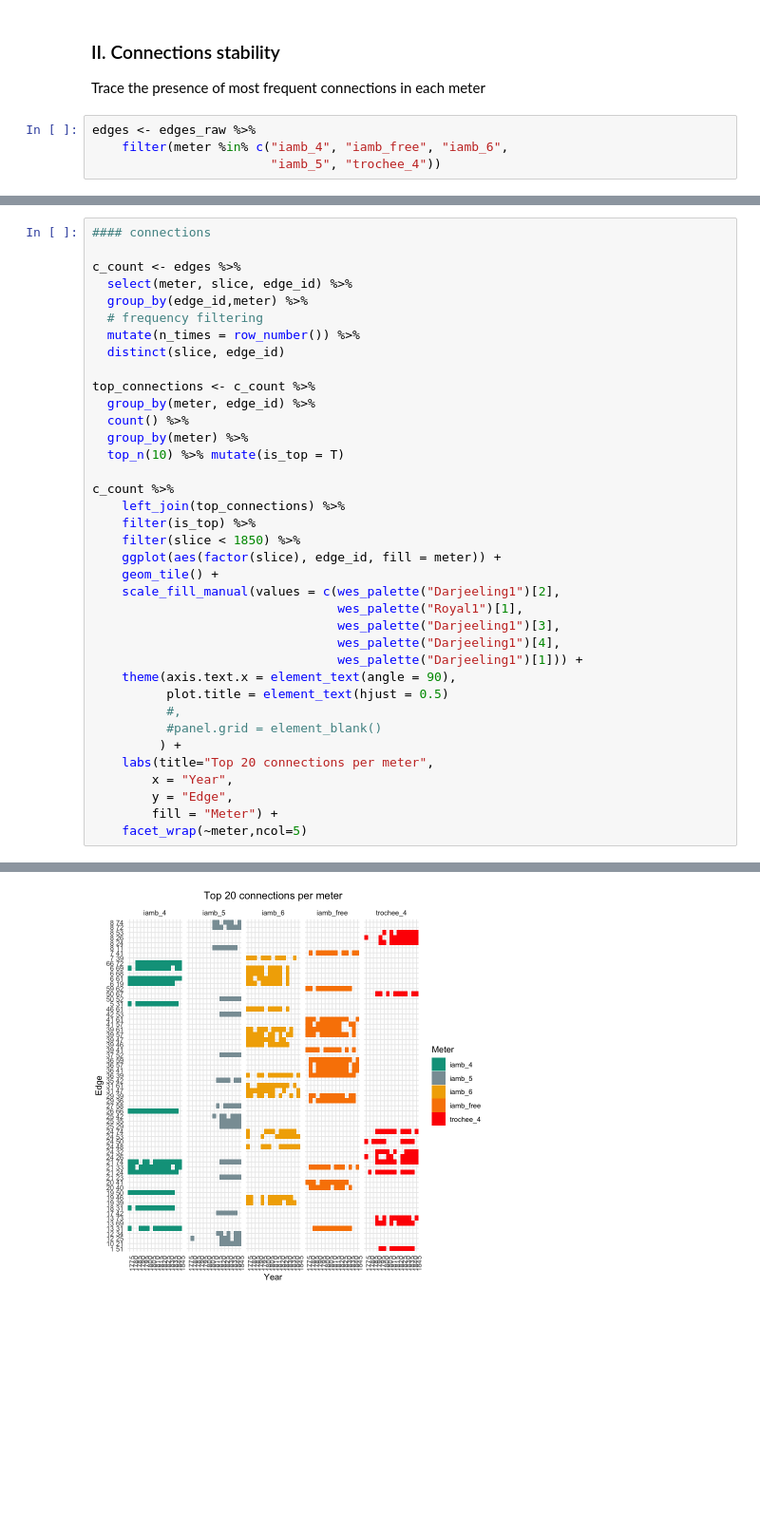
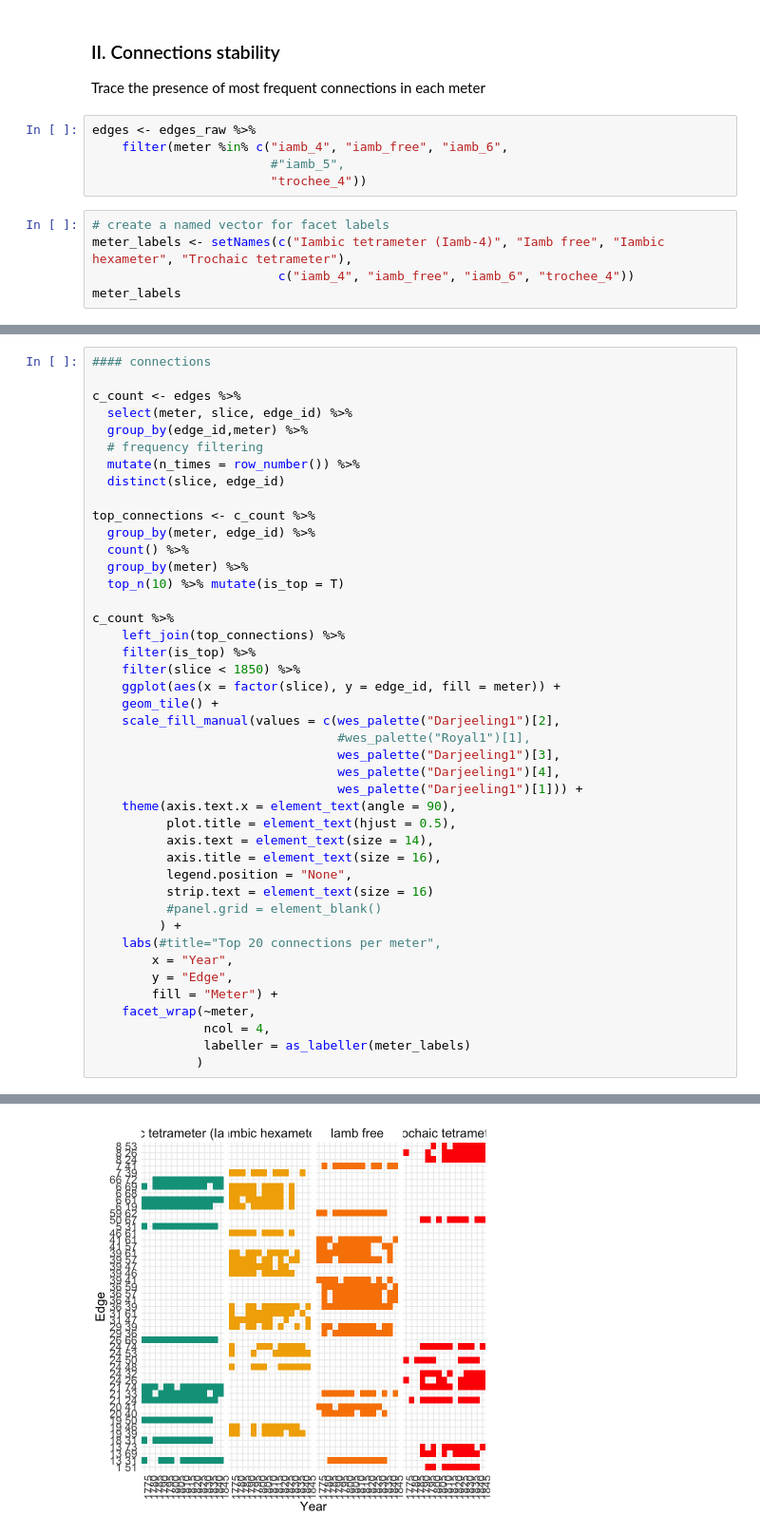
Before and after one commit to tonyamart/iamb_networks, a Jupyter notebook: scr/04_shared_connections_baseline_tests.ipynb, the cells around one changed output, grey strips where cells are left out. Shown at 95% size. Drawn from its saved outputs; the diff is of its cells as text; blank space fills up the shorter version.

Commit message:
upd 04 plots

```diff
--- a/scr/04_shared_connections_baseline_tests.ipynb
+++ b/scr/04_shared_connections_baseline_tests.ipynb
@@ -294,4 +288,10 @@ Trace the presence of most frequent connections in each meter
 # %%
 edges <- edges_raw %>%
     filter(meter %in% c("iamb_4", "iamb_free", "iamb_6",
-                        "iamb_5", "trochee_4"))
+                        #"iamb_5",
+                        "trochee_4"))
+# %%
+# create a named vector for facet labels
+meter_labels <- setNames(c("Iambic tetrameter (Iamb-4)", "Iamb free", "Iambic hexameter", "Trochaic tetrameter"),
+                         c("iamb_4", "iamb_free", "iamb_6", "trochee_4"))
+meter_labels
@@ -303,40 +308,46 @@ c_count <- edges %>%
   group_by(edge_id,meter) %>%
   # frequency filtering
   mutate(n_times = row_number()) %>%
   distinct(slice, edge_id)
 
 top_connections <- c_count %>%
   group_by(meter, edge_id) %>%
   count() %>%
   group_by(meter) %>%
   top_n(10) %>% mutate(is_top = T)
 
 c_count %>%
     left_join(top_connections) %>%
     filter(is_top) %>%
     filter(slice < 1850) %>%
-    ggplot(aes(factor(slice), edge_id, fill = meter)) +
+    ggplot(aes(x = factor(slice), y = edge_id, fill = meter)) +
     geom_tile() +
     scale_fill_manual(values = c(wes_palette("Darjeeling1")[2],
-                                 wes_palette("Royal1")[1],
+                                 #wes_palette("Royal1")[1],
                                  wes_palette("Darjeeling1")[3],
                                  wes_palette("Darjeeling1")[4],
                                  wes_palette("Darjeeling1")[1])) +
     theme(axis.text.x = element_text(angle = 90),
-          plot.title = element_text(hjust = 0.5)
-          #,
+          plot.title = element_text(hjust = 0.5),
+          axis.text = element_text(size = 14),
+          axis.title = element_text(size = 16),
+          legend.position = "None",
+          strip.text = element_text(size = 16)
           #panel.grid = element_blank()
          ) +
-    labs(title="Top 20 connections per meter",
+    labs(#title="Top 20 connections per meter",
         x = "Year",
         y = "Edge",
         fill = "Meter") +
-    facet_wrap(~meter,ncol=5)
+    facet_wrap(~meter,
+               ncol = 4,
+               labeller = as_labeller(meter_labels)
+              )
 # %% [output]
 Adding missing grouping variables: `index`
 Selecting by n
 Joining with `by = join_by(meter, edge_id)`
-[figure, old version]
+[figure, new version]
 # %%
 ggsave(file = "../plots/04_connections_stability.png",
       plot = last_plot(),
```
Also changed, not shown: parts of 5 cells of this notebook, 2 other files.
